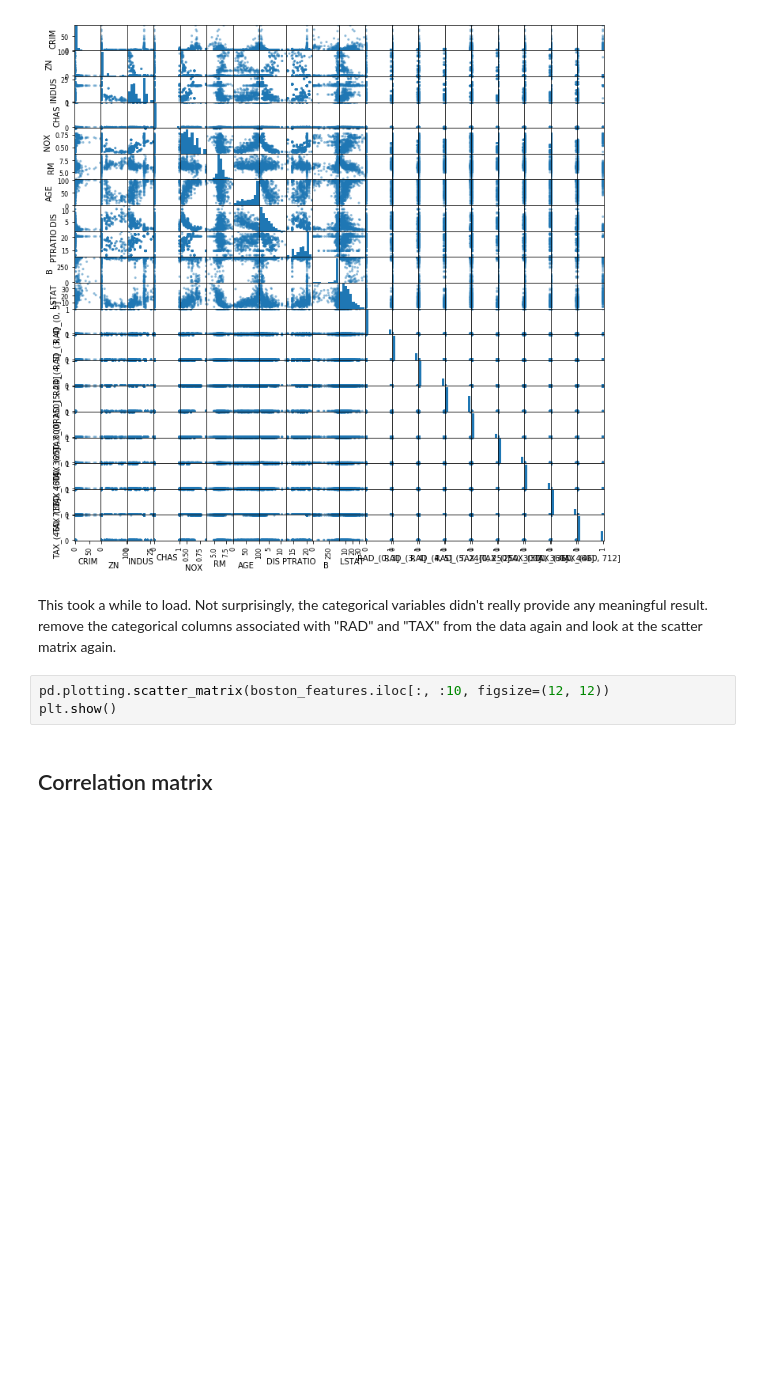
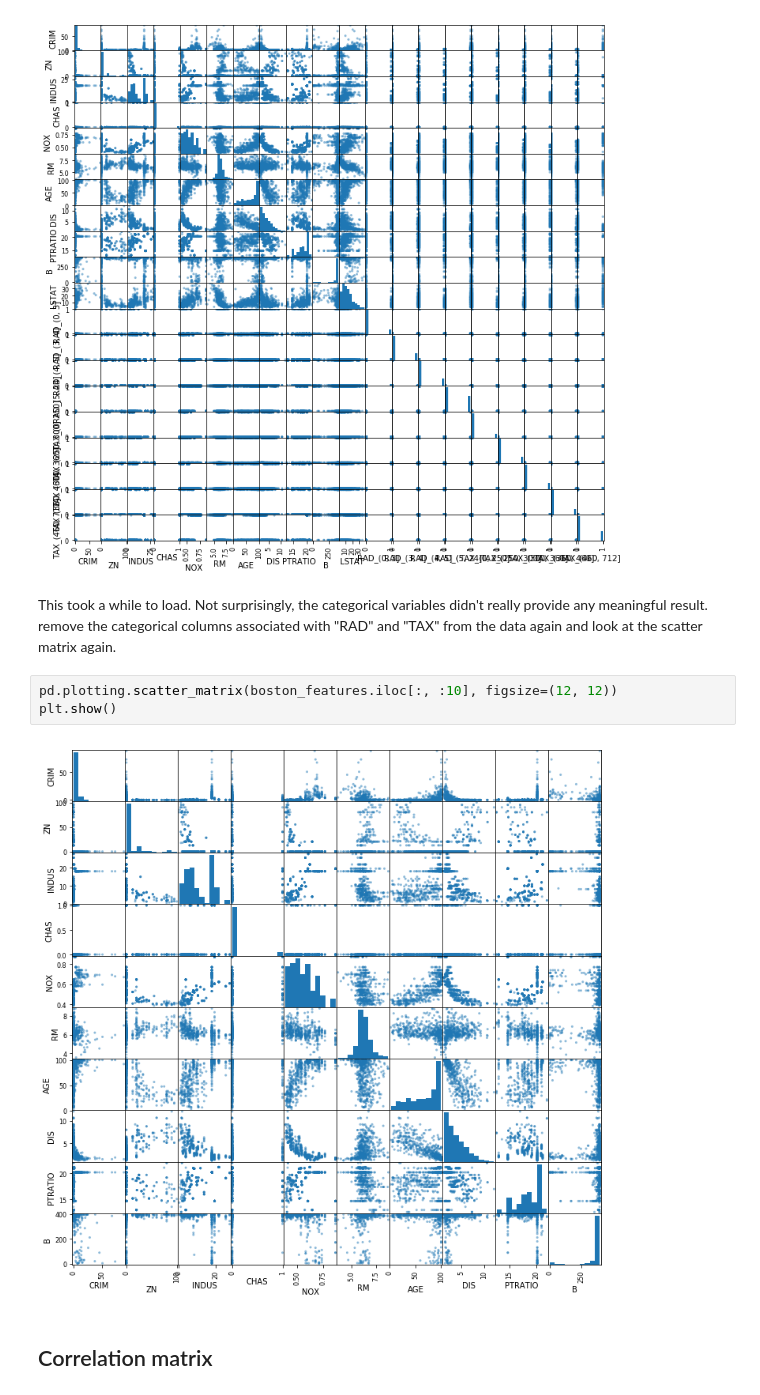
Before and after one commit to keita-dc/dsc-multicollinearity-of-features---lab-dc-ds-060319, a Jupyter notebook: index.ipynb, the cells around one changed output. Drawn from its saved outputs; the diff is of its cells as text; blank space fills up the shorter version.

```diff
--- a/index.ipynb
+++ b/index.ipynb
@@ -56,8 +56,10 @@ plt.show()
 # %% [markdown]
 This took a while to load. Not surprisingly, the categorical variables didn't really provide any meaningful result. remove the categorical columns associated with "RAD" and "TAX" from the data again and look at the scatter matrix again.
 # %%
-pd.plotting.scatter_matrix(boston_features.iloc[:, :10, figsize=(12, 12))
+pd.plotting.scatter_matrix(boston_features.iloc[:, :10], figsize=(12, 12))
 plt.show()
+# %% [output]
+[figure, added]
 # %% [markdown]
 ## Correlation matrix
 # %% [markdown]
```
